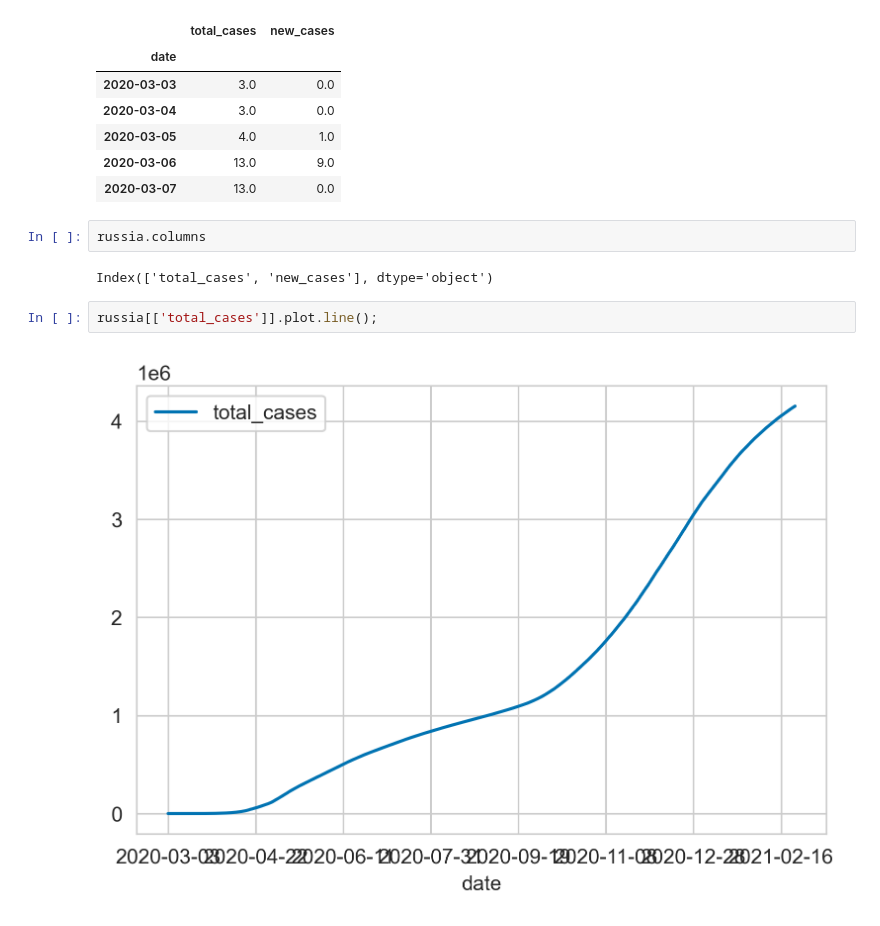
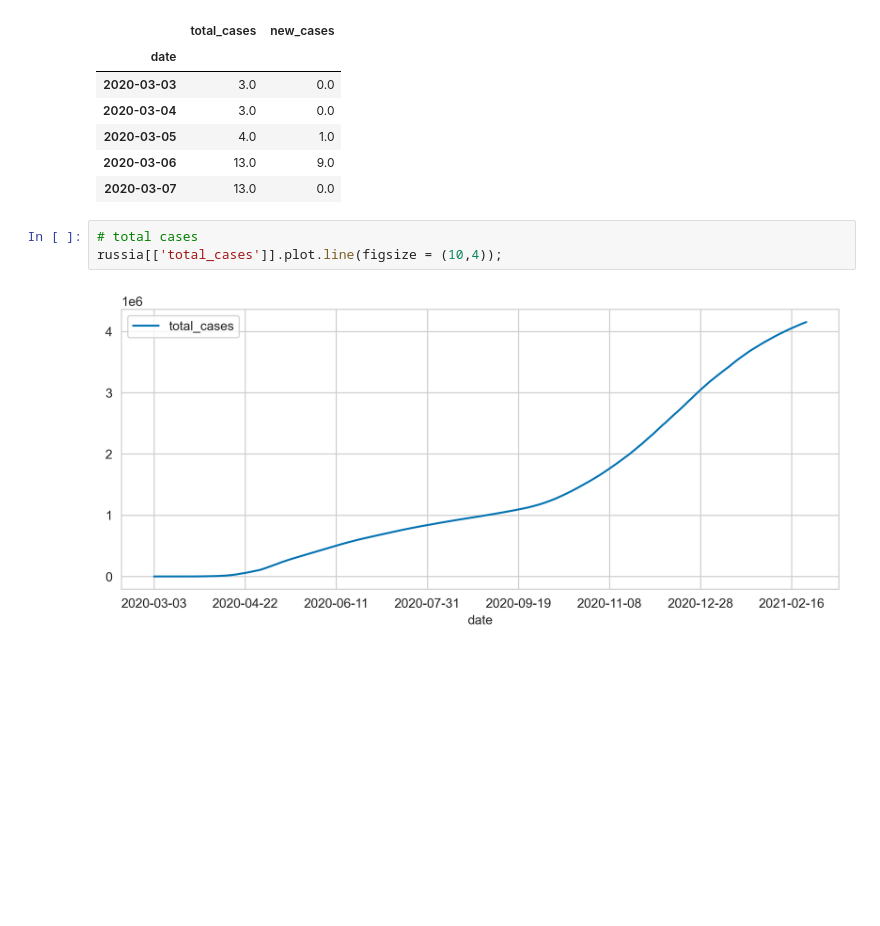
Before and after one commit to tsgnkv/made-ml-2021-hw, a Jupyter notebook: hw_1/notebook.ipynb, the cells around one changed output. Saved outputs shown, nothing was run; the diff lists cells and outputs as text; blank space fills up the shorter version.

```diff
--- a/hw_1/notebook.ipynb
+++ b/hw_1/notebook.ipynb
@@ -151,12 +152,9 @@ russia.head()
 | 2020-03-05 | 4.0 | 1.0 |
 | 2020-03-06 | 13.0 | 9.0 |
 | 2020-03-07 | 13.0 | 0.0 |
-# %%
-russia.columns
-# %% [output]
-Index(['total_cases', 'new_cases'], dtype='object')
 # %%
-russia[['total_cases']].plot.line();
+# total cases
+russia[['total_cases']].plot.line(figsize = (10,4));
 # %% [output]
-[figure, old version]
+[figure, new version]
 # %%
```
Also changed, not shown: parts of 13 cells of this notebook.
